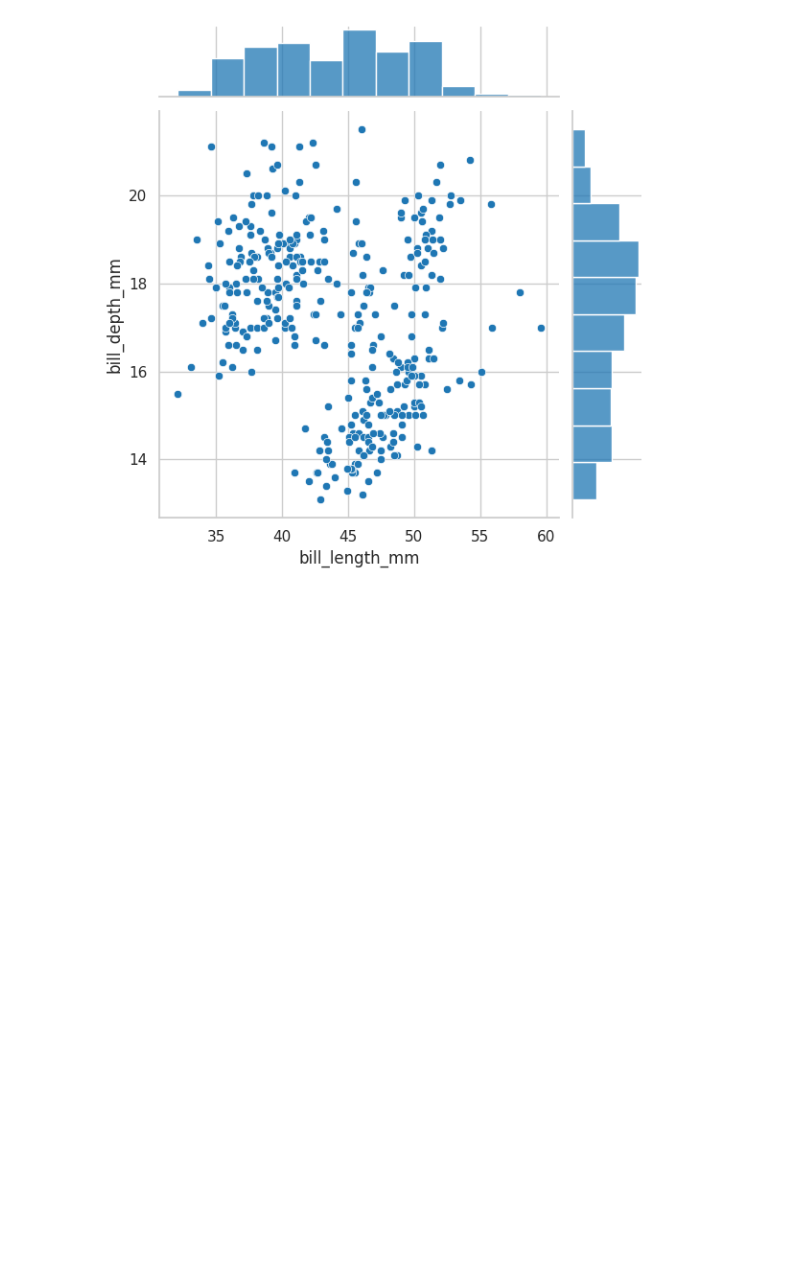
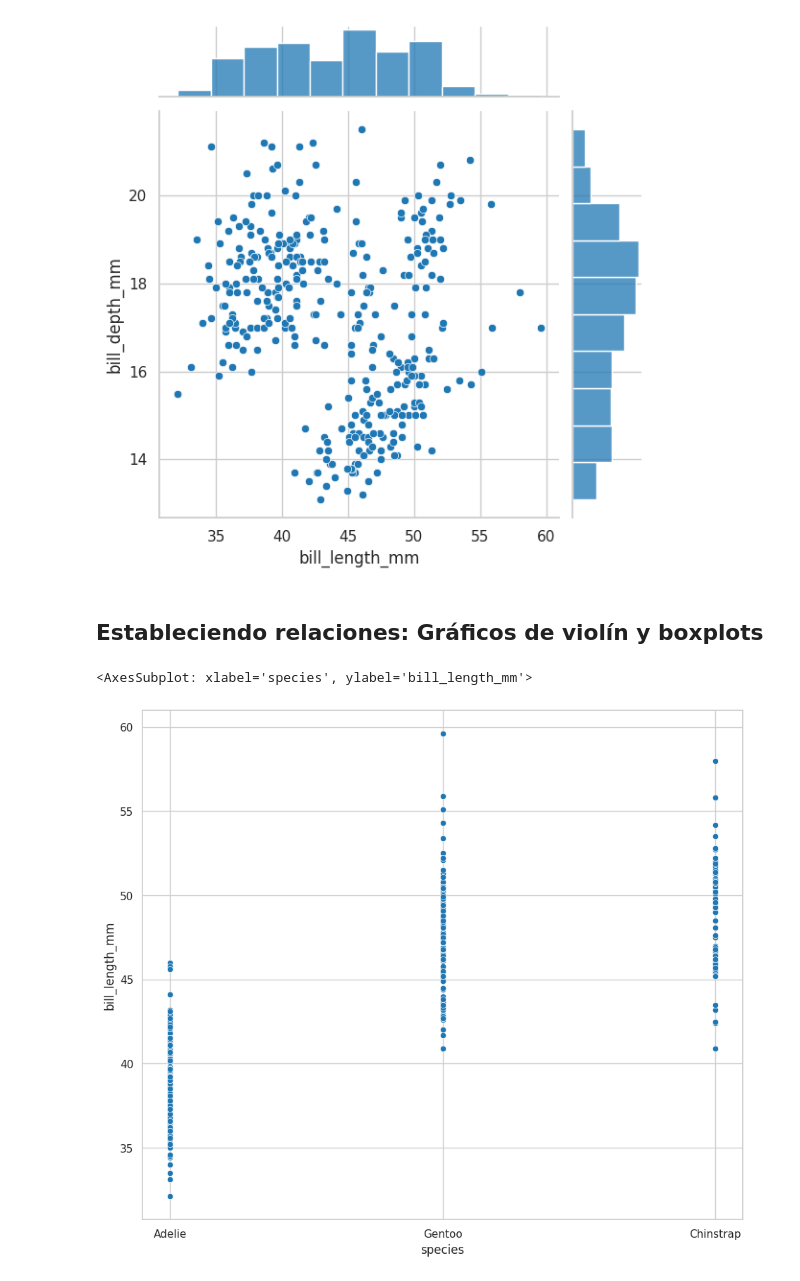
Before and after one commit to electrojam/Curso-de-Analisis-Exploratorio-de-Datos, a Jupyter notebook: 1-conociendo nuestros datos.ipynb, the cells around one changed output. Cells and saved outputs as stored; diff of their text form; code cells hidden in the pictures; blank space fills up the shorter version.

Commit message:
Establecien relaciones gráficos violín boxplots

```diff
--- a/1-conociendo nuestros datos.ipynb
+++ b/1-conociendo nuestros datos.ipynb
@@ -1239,3 +1239,14 @@ sns.jointplot(
 # %% [output]
 <seaborn.axisgrid.JointGrid at 0x...>
 [figure]
+# %% [markdown]
+## Estableciendo relaciones: Gráficos de violín y boxplots
+# %%
+sns.scatterplot(
+    data=processed_penguins_df,
+    x='species',
+    y='bill_length_mm'
+)
+# %% [output]
+<AxesSubplot: xlabel='species', ylabel='bill_length_mm'>
+[figure, added]
```
Also changed, not shown: parts of 8 cells of this notebook.
